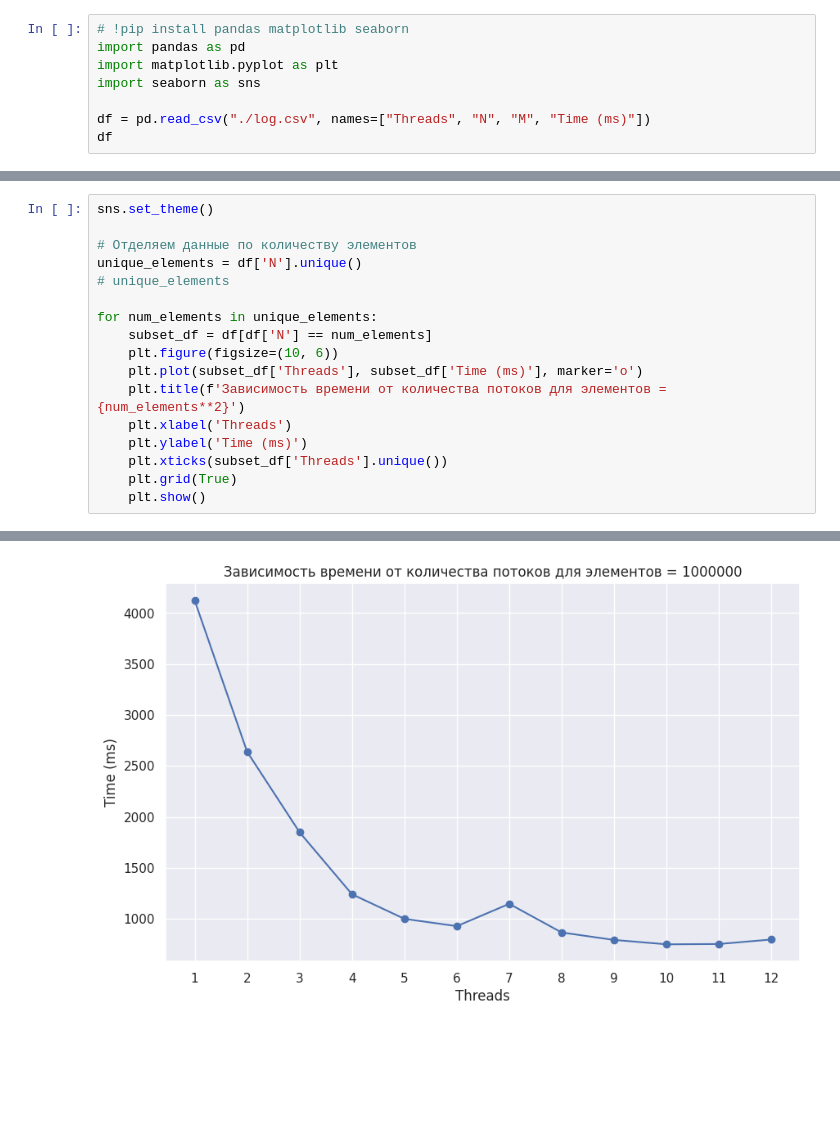
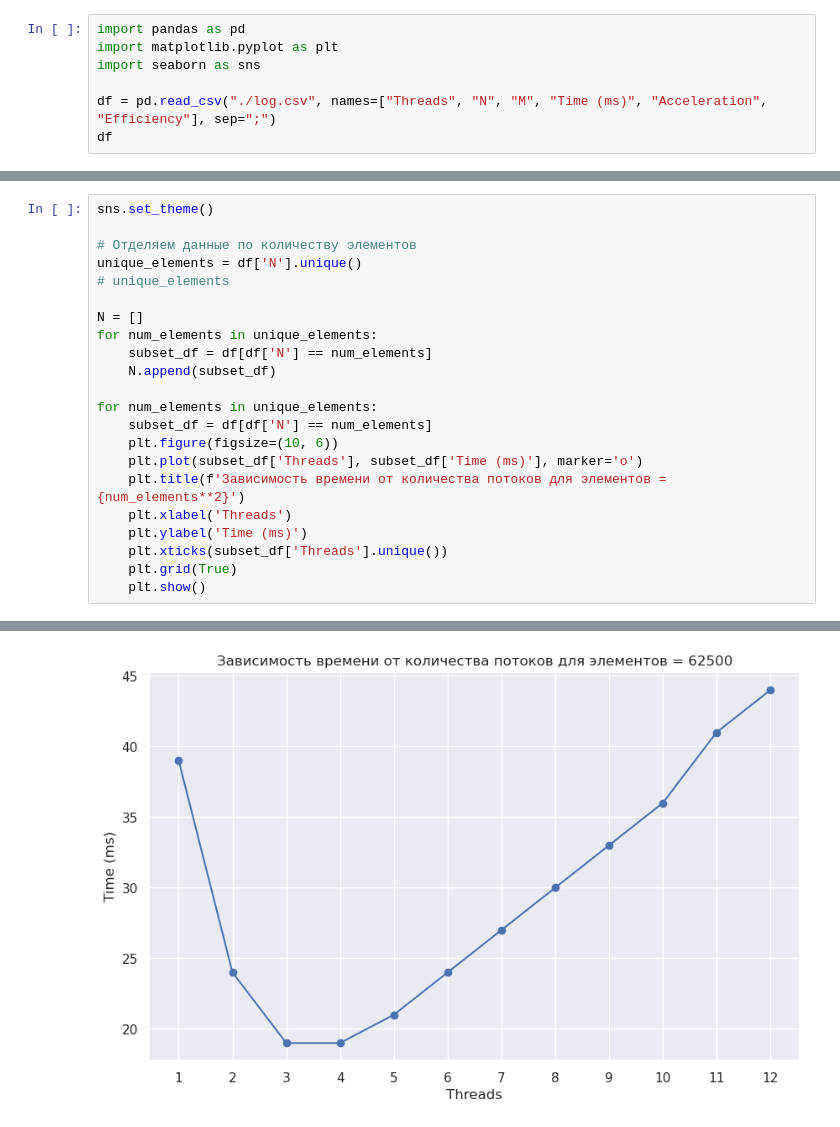
Before and after one commit to Perceptronica/os-labs, a Jupyter notebook: lab2/Untitled.ipynb, the cells around one changed output, grey strips where cells are left out. Drawn from its saved outputs; the diff is of its cells as text; blank space fills up the shorter version.

```diff
--- a/lab2/Untitled.ipynb
+++ b/lab2/Untitled.ipynb
@@ -1,9 +1,8 @@
 # %%
-# !pip install pandas matplotlib seaborn
 import pandas as pd
 import matplotlib.pyplot as plt
 import seaborn as sns
 
-df = pd.read_csv("./log.csv", names=["Threads", "N", "M", "Time (ms)"])
+df = pd.read_csv("./log.csv", names=["Threads", "N", "M", "Time (ms)", "Acceleration", "Efficiency"], sep=";")
 df
 # %% [output]
@@ -30,6 +25,11 @@ sns.set_theme()
 # Отделяем данные по количеству элементов
 unique_elements = df['N'].unique()
 # unique_elements
+
+N = []
+for num_elements in unique_elements:
+    subset_df = df[df['N'] == num_elements]
+    N.append(subset_df)
 
 for num_elements in unique_elements:
     subset_df = df[df['N'] == num_elements]
@@ -46 +46 @@ for num_elements in unique_elements:
-[figure, old version]
+[figure, new version]
```
Also changed, not shown: parts of 3 cells of this notebook, 15 other files.
